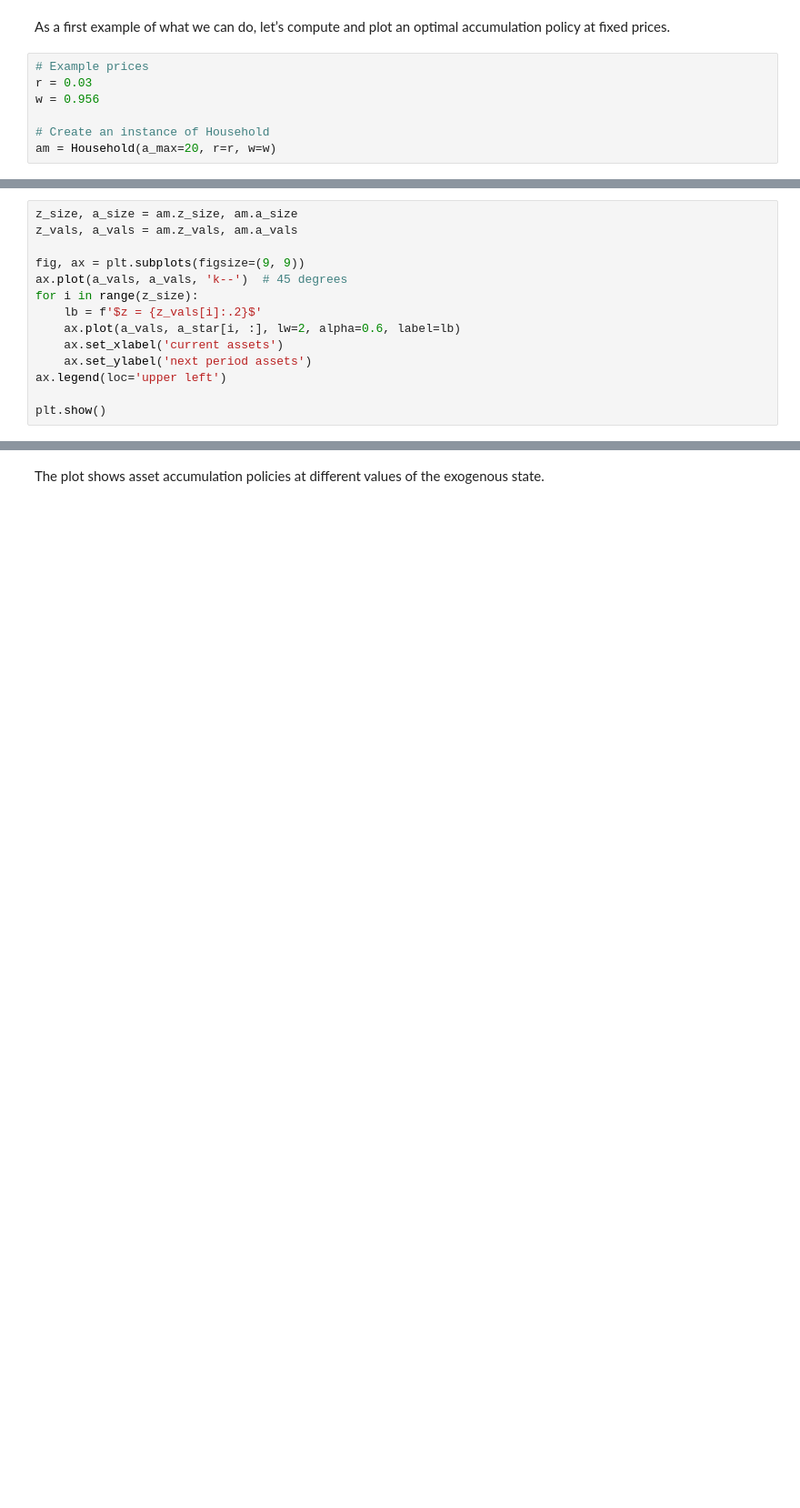
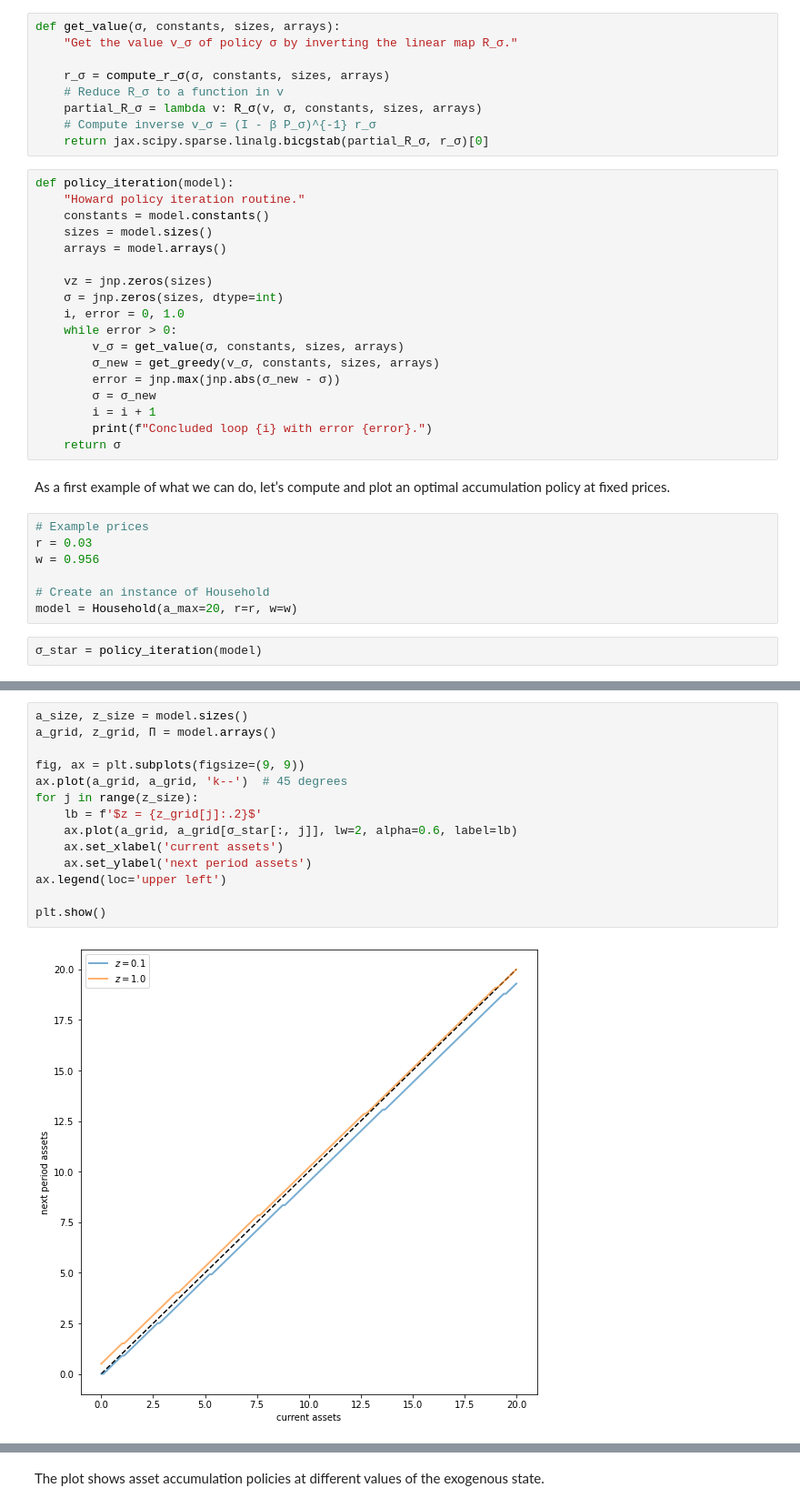
Before and after one commit to QuantEcon/cbc_workshops, a Jupyter notebook: aiyagari/aiyagari_jax.ipynb, the cells around one changed output, grey strips where cells are left out. Shown at 91% size. Cells and saved outputs as stored; diff of their text form; blank space fills up the shorter version.

```diff
--- a/aiyagari/aiyagari_jax.ipynb
+++ b/aiyagari/aiyagari_jax.ipynb
@@ -203,3 +283,30 @@ def asset_marginal(s_probs, a_size, z_size):
+# %%
+def get_value(σ, constants, sizes, arrays):
+    "Get the value v_σ of policy σ by inverting the linear map R_σ."
+
+    r_σ = compute_r_σ(σ, constants, sizes, arrays)
+    # Reduce R_σ to a function in v
+    partial_R_σ = lambda v: R_σ(v, σ, constants, sizes, arrays)
+    # Compute inverse v_σ = (I - β P_σ)^{-1} r_σ
+    return jax.scipy.sparse.linalg.bicgstab(partial_R_σ, r_σ)[0]
+# %%
+def policy_iteration(model):
+    "Howard policy iteration routine."
+    constants = model.constants()
+    sizes = model.sizes()
+    arrays = model.arrays()
+
+    vz = jnp.zeros(sizes)
+    σ = jnp.zeros(sizes, dtype=int)
+    i, error = 0, 1.0
+    while error > 0:
+        v_σ = get_value(σ, constants, sizes, arrays)
+        σ_new = get_greedy(v_σ, constants, sizes, arrays)
+        error = jnp.max(jnp.abs(σ_new - σ))
+        σ = σ_new
+        i = i + 1
+        print(f"Concluded loop {i} with error {error}.")
+    return σ
 # %% [markdown]
 As a first example of what we can do, let’s compute and plot an optimal accumulation policy at fixed prices.
 # %%
@@ -208,4 +315,6 @@ r = 0.03
 w = 0.956
 
 # Create an instance of Household
-am = Household(a_max=20, r=r, w=w)
+model = Household(a_max=20, r=r, w=w)
+# %%
+σ_star = policy_iteration(model)
@@ -212,14 +338,16 @@ am = Household(a_max=20, r=r, w=w)
 # %%
-z_size, a_size = am.z_size, am.a_size
-z_vals, a_vals = am.z_vals, am.a_vals
+a_size, z_size = model.sizes()
+a_grid, z_grid, Π = model.arrays()
 
 fig, ax = plt.subplots(figsize=(9, 9))
-ax.plot(a_vals, a_vals, 'k--')  # 45 degrees
-for i in range(z_size):
-    lb = f'$z = {z_vals[i]:.2}$'
-    ax.plot(a_vals, a_star[i, :], lw=2, alpha=0.6, label=lb)
+ax.plot(a_grid, a_grid, 'k--')  # 45 degrees
+for j in range(z_size):
+    lb = f'$z = {z_grid[j]:.2}$'
+    ax.plot(a_grid, a_grid[σ_star[:, j]], lw=2, alpha=0.6, label=lb)
     ax.set_xlabel('current assets')
     ax.set_ylabel('next period assets')
 ax.legend(loc='upper left')
 
 plt.show()
+# %% [output]
+[figure, added]
```
Also changed, not shown: parts of 10 cells of this notebook, 7 other files.
